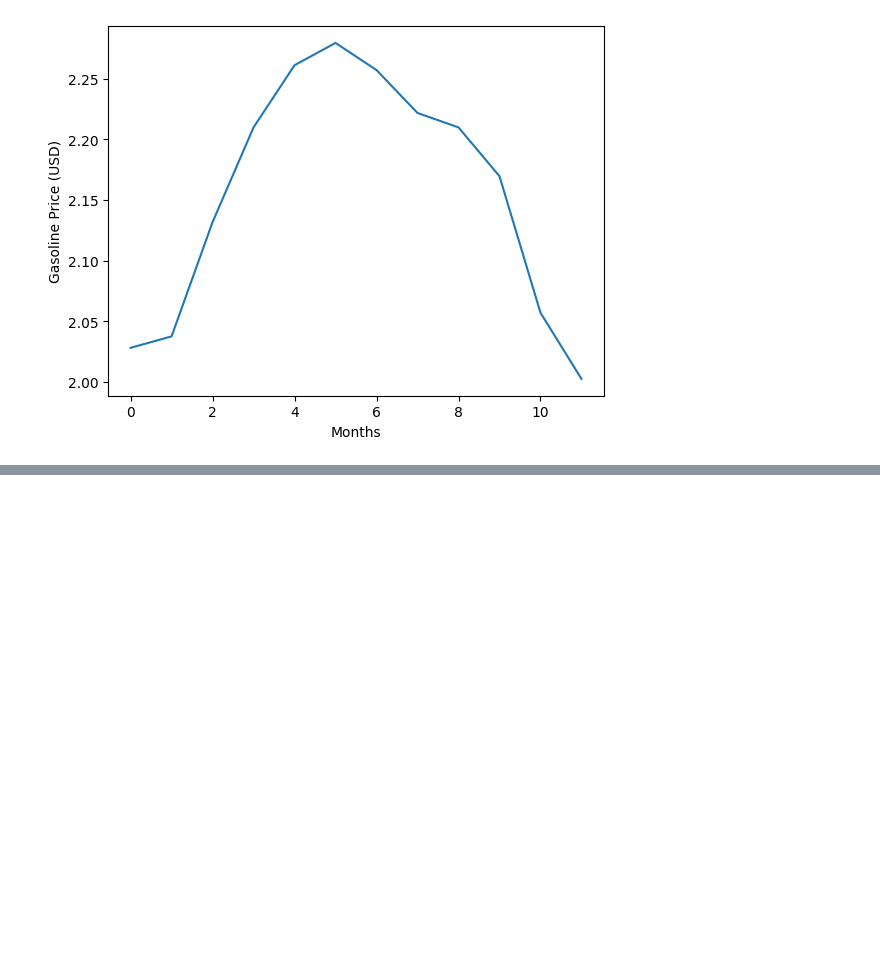
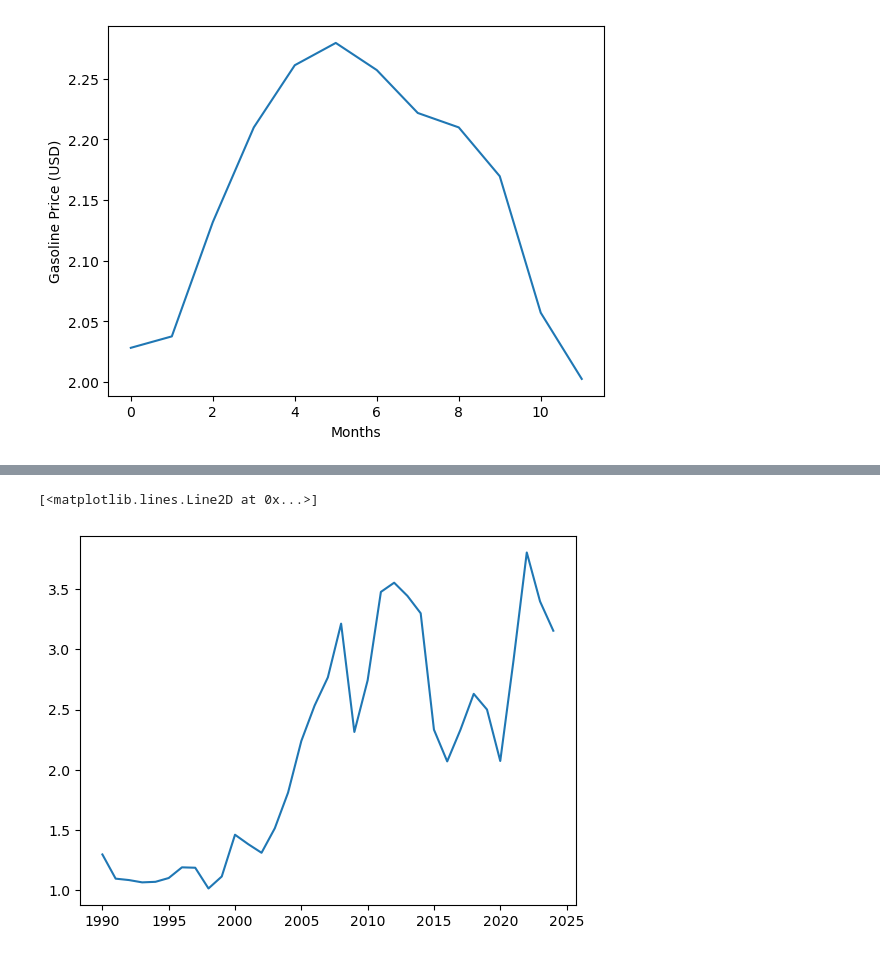
Before and after one commit to SatchelF/Data_Analysis_Project, a Jupyter notebook: avg_gas_monthly.ipynb, the cells around one changed output, grey strips where cells are left out. Cells and saved outputs as stored; diff of their text form; code cells hidden in the pictures; blank space fills up the shorter version.

```diff
--- a/avg_gas_monthly.ipynb
+++ b/avg_gas_monthly.ipynb
@@ -69,0 +87,4 @@ plt.show()
+# %%
+df['Date'] = pd.to_datetime(df['Date'])
+df['Year'] = df['Date'].dt.year
+df
@@ -69,0 +105,7 @@ plt.show()
+# %%
+average_gas_price_yearly = df.groupby('Year')['Gas Price'].mean()
+
+plt.plot(average_gas_price_yearly.index, average_gas_price_yearly.values)
+# %% [output]
+[<matplotlib.lines.Line2D at 0x...>]
+[figure, added]
```
Also changed, not shown: parts of 4 cells of this notebook.
